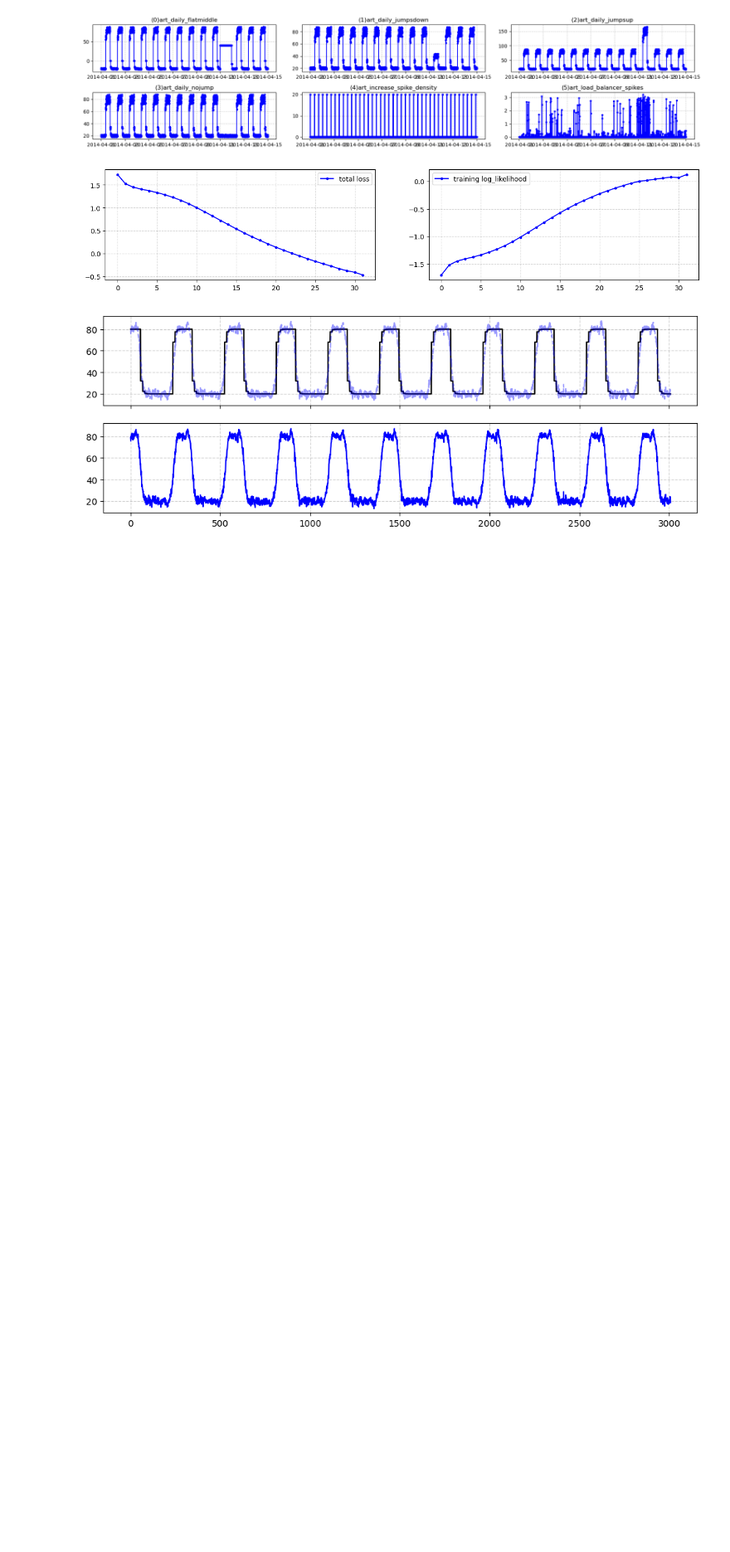
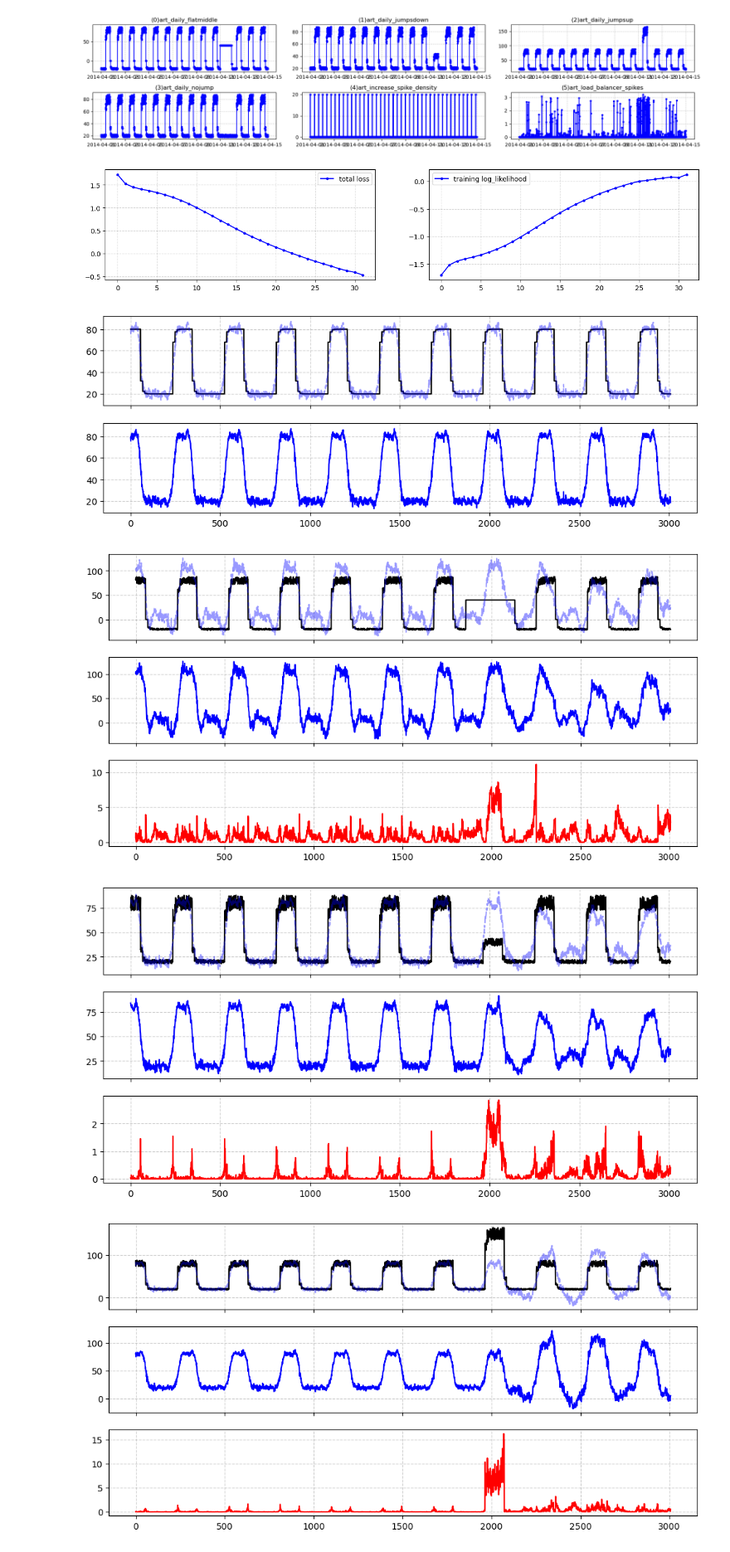
Before and after one commit to Jhbai/DeepLearning_TimeSeriesModel, a Jupyter notebook: FC_VAE/teacher_validation.ipynb, the cells around one changed output. Shown: that part at 83% size. Cells and saved outputs as stored; diff of their text form; code cells hidden in the pictures; blank space fills up the shorter version.

Commit message:
NAB Reconstruction Visualization fix

```diff
--- a/FC_VAE/teacher_validation.ipynb
+++ b/FC_VAE/teacher_validation.ipynb
@@ -65,21 +64,24 @@ plt.show()
 # %%
 path = "./artificialWithAnomaly/"
 files = os.listdir(path)
 cols = ["timestamp", "value"]
 
 for case in (0, 1, 2, 3):
     ts_data = pd.read_csv(path + files[case])[cols[1]].tolist()
 
     anomalies = teacher.anomaly(ts_data)
     recon = teacher(ts_data)
 
     fig, ax = plt.subplots(3, 1, figsize = (12, 6), sharex=True)
-    recon = teacher(data)
     ax[0].plot(ts_data[-len(recon):], color = "black")
     ax[0].plot(recon, color = "blue", linestyle = "--", alpha = .4)
     ax[1].plot(recon, color = "blue", linestyle = "-")
     ax[2].plot(anomalies, color = "red")
     ax[0].grid(linestyle = "--", color = "gray", alpha = .4)
     ax[1].grid(linestyle = "--", color = "gray", alpha = .4)
     ax[2].grid(linestyle = "--", color = "gray", alpha = .4)
     plt.show()
+# %% [output]
+[figure, added]
+[figure, added]
+[figure, added]
```
Also changed, not shown: parts of 2 cells of this notebook.
